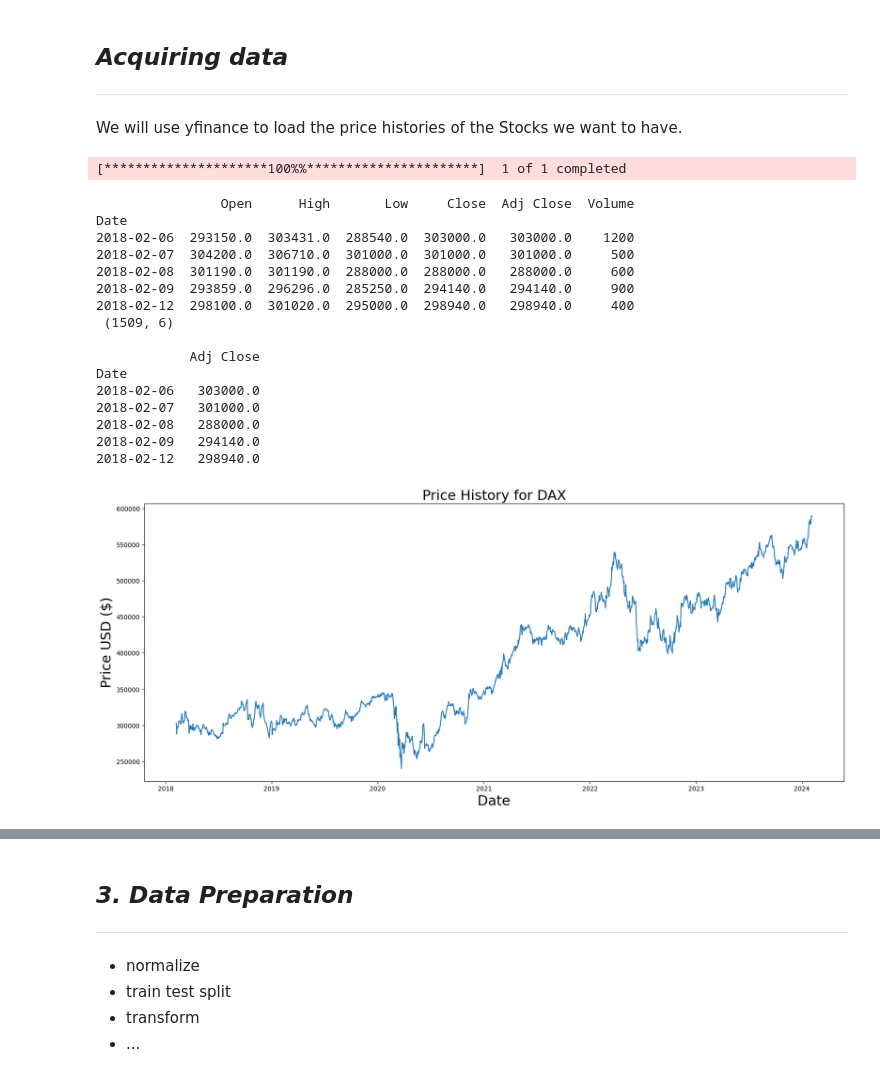
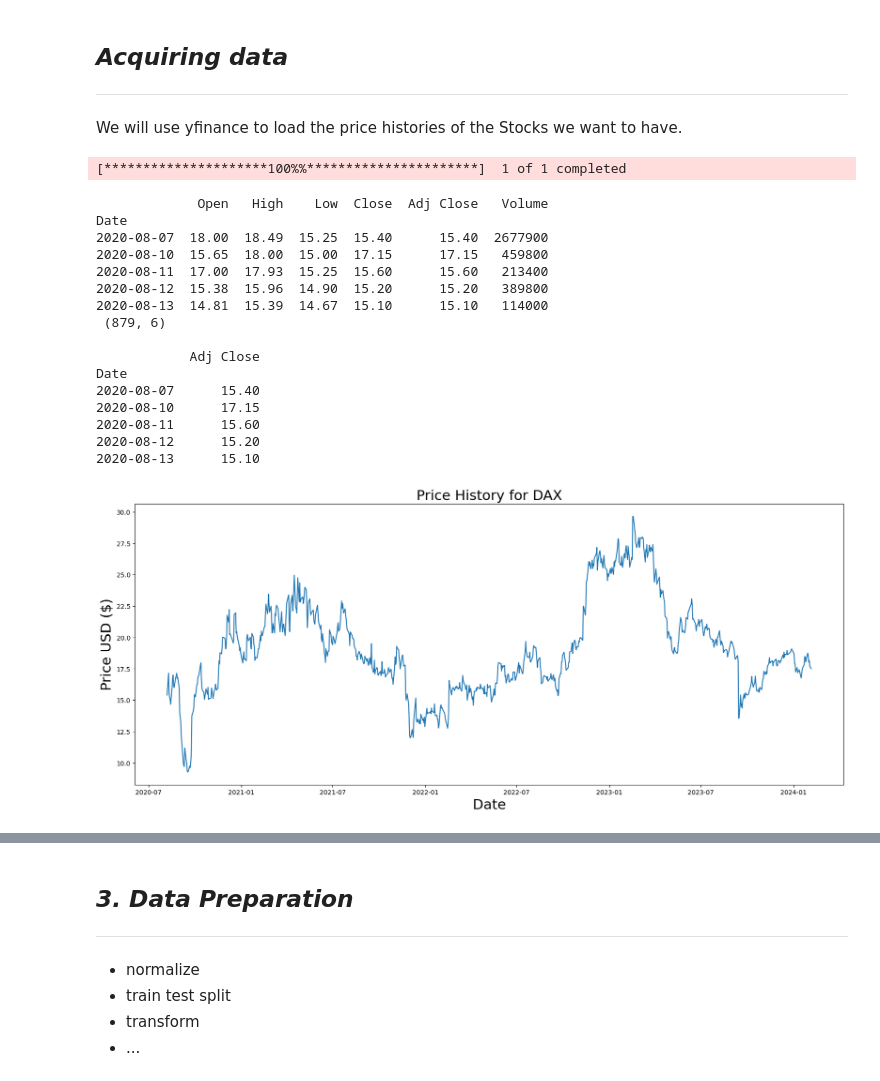
Before and after one commit to hpfref/Financial-Forecasting, a Jupyter notebook: notebook.ipynb, the cells around one changed output, grey strips where cells are left out. Cells and saved outputs as stored; diff of their text form; code cells hidden in the pictures.

```diff
--- a/notebook.ipynb
+++ b/notebook.ipynb
@@ -47,52 +45,51 @@ yf.pdr_override()
 pd.set_option('display.max_rows', None)
 
 #timeframe we want to load the data from in years
-timeframe = 6
+timeframe = 5
 
 #setting end and start date
 end = datetime.now()
     #end = datetime(end .year - 1, end.month, end.day)
 start = datetime(end.year - timeframe, end.month, end.day)
 
 #how the downloaded dataframe looks
-dax = pdr.get_data_yahoo("BRK-A", start, end)
+dax = pdr.get_data_yahoo("IBeX", start, end)
 print(dax.head(), "\n", dax.shape, "\n")
 
 #extracting the price history
 dax_history = dax.filter(["Adj Close"])
 print(dax_history.head())
-#interpolating the missing Values
 
 #visulazing
 def plot_history(history, index):
     plt.figure(figsize=(20,8))
     plt.title('Price History for ' + index, fontsize=22)
     plt.plot(history)
     plt.xlabel('Date', fontsize=22)
     plt.ylabel('Price USD ($)', fontsize=22)
 
     plt.show()
 
 plot_history(dax_history, "DAX")
 # %% [output]
 [*********************100%%**********************]  1 of 1 completed
-                Open      High       Low     Close  Adj Close  Volume
+             Open   High    Low  Close  Adj Close   Volume
 Date
-2018-02-06  293150.0  303431.0  288540.0  303000.0   303000.0    1200
-2018-02-07  304200.0  306710.0  301000.0  301000.0   301000.0     500
-2018-02-08  301190.0  301190.0  288000.0  288000.0   288000.0     600
-2018-02-09  293859.0  296296.0  285250.0  294140.0   294140.0     900
-2018-02-12  298100.0  301020.0  295000.0  298940.0   298940.0     400
- (1509, 6)
+2020-08-07  18.00  18.49  15.25  15.40      15.40  2677900
+2020-08-10  15.65  18.00  15.00  17.15      17.15   459800
+2020-08-11  17.00  17.93  15.25  15.60      15.60   213400
+2020-08-12  15.38  15.96  14.90  15.20      15.20   389800
+2020-08-13  14.81  15.39  14.67  15.10      15.10   114000
+ (879, 6)
 
             Adj Close
 Date
-2018-02-06   303000.0
-2018-02-07   301000.0
-2018-02-08   288000.0
-2018-02-09   294140.0
-2018-02-12   298940.0
+2020-08-07      15.40
+2020-08-10      17.15
+2020-08-11      15.60
+2020-08-12      15.20
+2020-08-13      15.10
-[figure, old version]
+[figure, new version]
 # %%
 # stock_data = PyTickerSymbols()
 #
```
Also changed, not shown: parts of 12 cells of this notebook.
